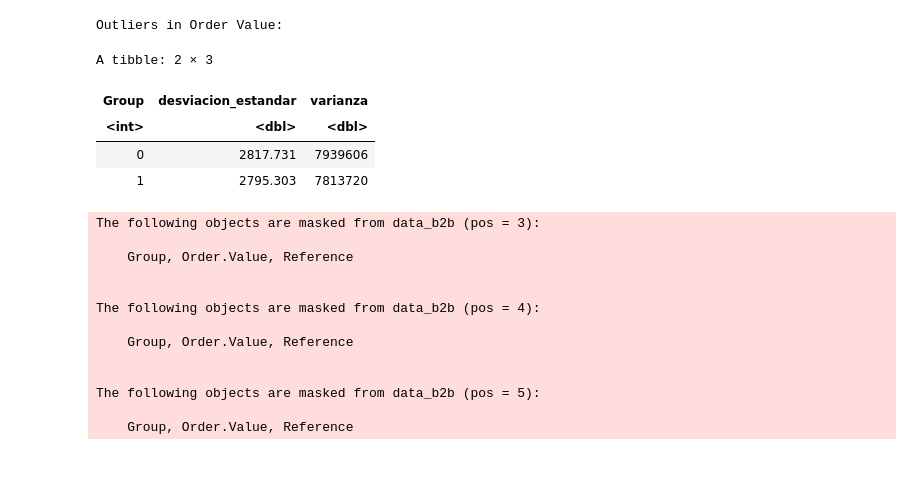
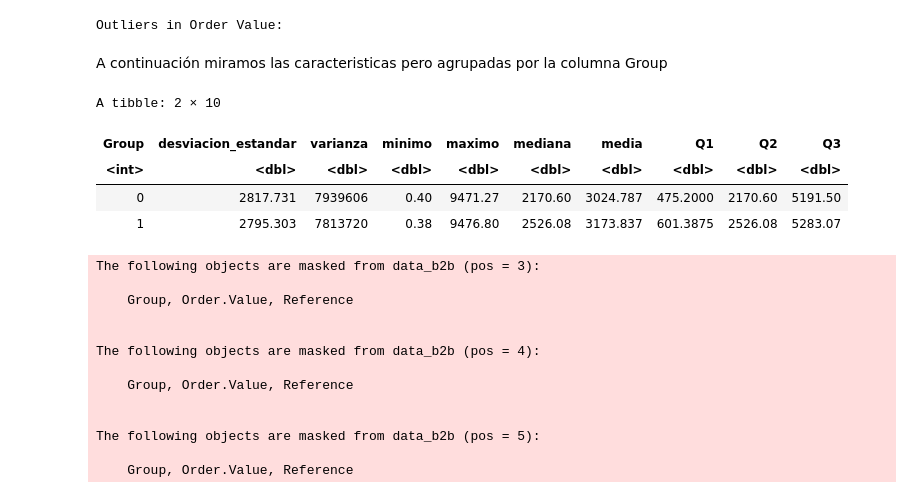
Before and after one commit to Didac-piferrer/MUDS, a Jupyter notebook: Estadistica/E3/MD004DidacPiferrerAC03.ipynb, the cells around one changed output. Drawn from its saved outputs; the diff is of its cells as text; code cells hidden in the pictures; blank space fills up the shorter version.

```diff
--- a/Estadistica/E3/MD004DidacPiferrerAC03.ipynb
+++ b/Estadistica/E3/MD004DidacPiferrerAC03.ipynb
@@ -132,20 +132,29 @@ cat("Outliers in Order Value: ", boxplot(data_b2b$Order.Value, plot=F)$Out)
 # %% [output]
 [1] FALSE
 Outliers in Order Value:
+# %% [markdown]
+A continuación miramos las caracteristicas pero agrupadas por la columna Group
 # %%
 ds <- data_b2b %>%
             group_by(Group) %>%
             summarize (
                 desviacion_estandar = sd(Order.Value),
-                varianza = var(Order.Value)
+                varianza = var(Order.Value),
+                minimo = min(Order.Value),
+                maximo = max(Order.Value),
+                mediana = median(Order.Value),
+                media = mean(Order.Value),
+                Q1 = quantile(Order.Value, probs = c(0.25)),
+                Q2 = quantile(Order.Value, probs = c(0.5)),
+                Q3 = quantile(Order.Value, probs = c(0.75)),
             )
 ds
 # %% [output]
-A tibble: 2 × 3
+A tibble: 2 × 10
-| Group | desviacion_estandar | varianza |
-| <int> | <dbl> | <dbl> |
-| 0 | 2817.731 | 7939606 |
-| 1 | 2795.303 | 7813720 |
+| Group | desviacion_estandar | varianza | minimo | maximo | mediana | media | Q1 | Q2 | Q3 |
+| <int> | <dbl> | <dbl> | <dbl> | <dbl> | <dbl> | <dbl> | <dbl> | <dbl> | <dbl> |
+| 0 | 2817.731 | 7939606 | 0.40 | 9471.27 | 2170.60 | 3024.787 | 475.2000 | 2170.60 | 5191.50 |
+| 1 | 2795.303 | 7813720 | 0.38 | 9476.80 | 2526.08 | 3173.837 | 601.3875 | 2526.08 | 5283.07 |
 # %%
 #Acceder a los valores directamente por su nombre
 attach(data_b2b)
```
